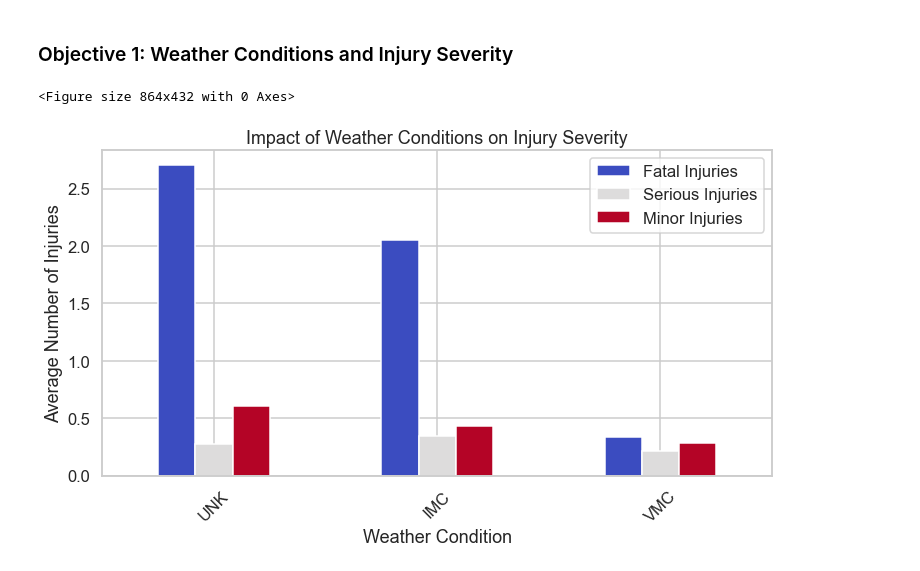
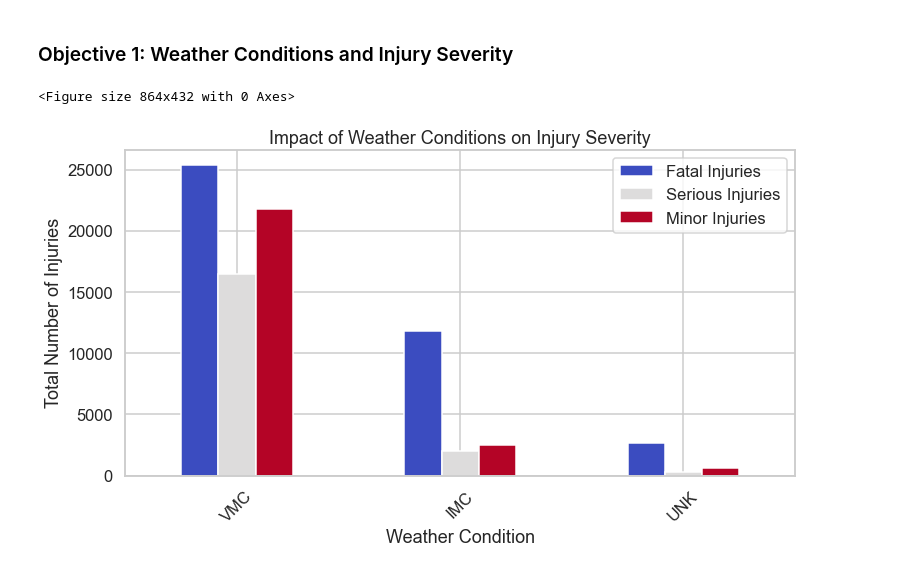
Before and after one commit to DianaMayalo/Phase-1-Project-Moringa-School, a Jupyter notebook: Aviation.ipynb, the cells around one changed output. Drawn from its saved outputs; the diff is of its cells as text; code cells hidden in the pictures.

```diff
--- a/Aviation.ipynb
+++ b/Aviation.ipynb
@@ -281,24 +281,24 @@ memory usage: 5.3+ MB
 ### Objective 1: Weather Conditions and Injury Severity
 # %%
 # group by weather condition and calculate the mean of the injuries
-weather_impact = df.groupby('Weather.Condition')[['Total.Fatal.Injuries', 'Total.Serious.Injuries', 'Total.Minor.Injuries']].mean()
+weather_impact = df.groupby('Weather.Condition')[['Total.Fatal.Injuries', 'Total.Serious.Injuries', 'Total.Minor.Injuries']].sum()
 # %%
 # Create a total injuries column to sort by
 weather_impact['Total.Injuries'] = weather_impact.sum(axis=1)
 
 # Sort the DataFrame by total injuries in descending order
 weather_impact_sorted = weather_impact.sort_values(by='Total.Injuries', ascending=False).drop(columns=['Total.Injuries'])
 
 # Plot a bar plot
 plt.figure(figsize=(12, 6))
 weather_impact_sorted.plot(kind='bar', colormap='coolwarm', figsize=(12, 6))
 
 plt.xlabel('Weather Condition')
-plt.ylabel('Average Number of Injuries')
+plt.ylabel('Total Number of Injuries')
 plt.title('Impact of Weather Conditions on Injury Severity')
 plt.legend(['Fatal Injuries', 'Serious Injuries', 'Minor Injuries'])
 plt.xticks(rotation=45)
 plt.show();
 # %% [output]
 <Figure size 864x432 with 0 Axes>
-[figure, old version]
+[figure, new version]
```
Also changed, not shown: parts of 5 cells of this notebook.
